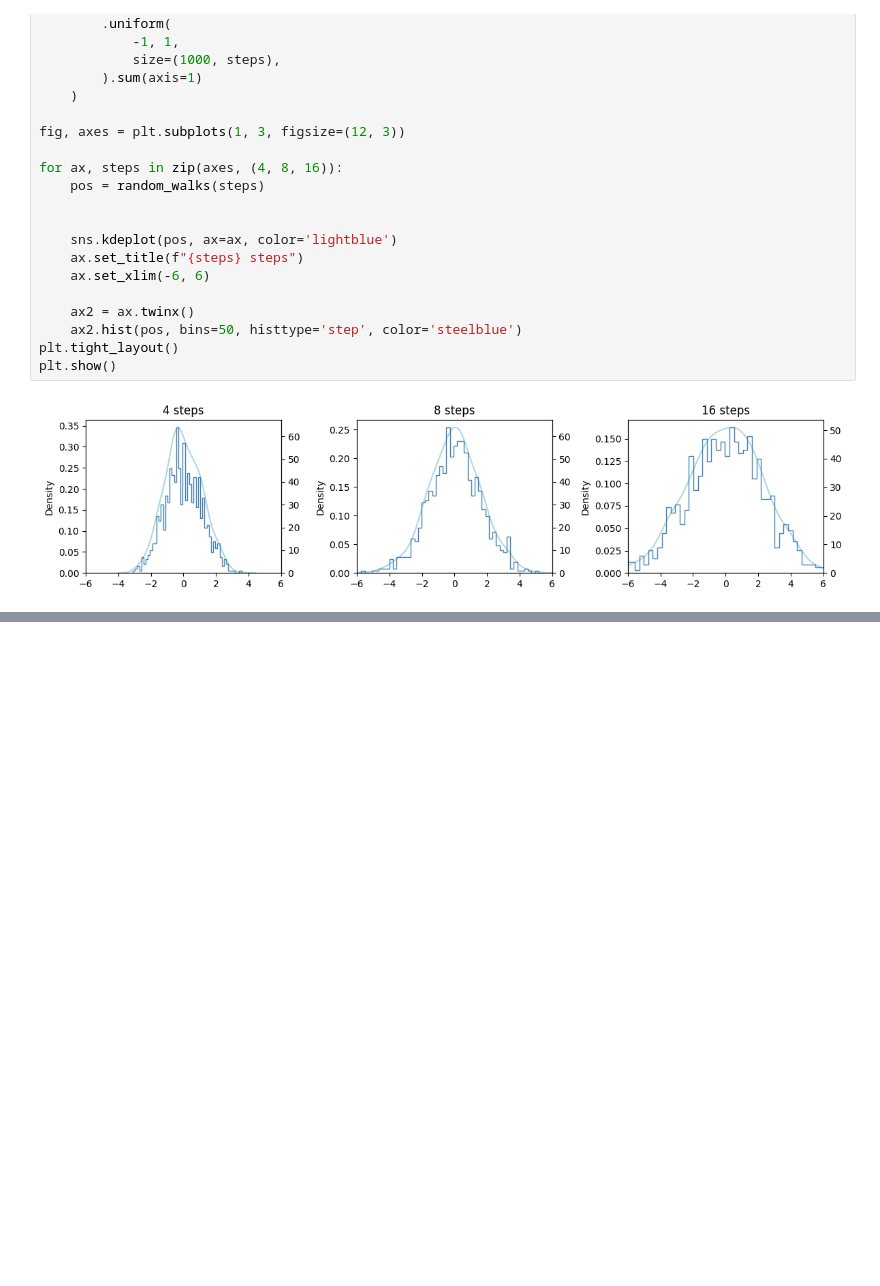
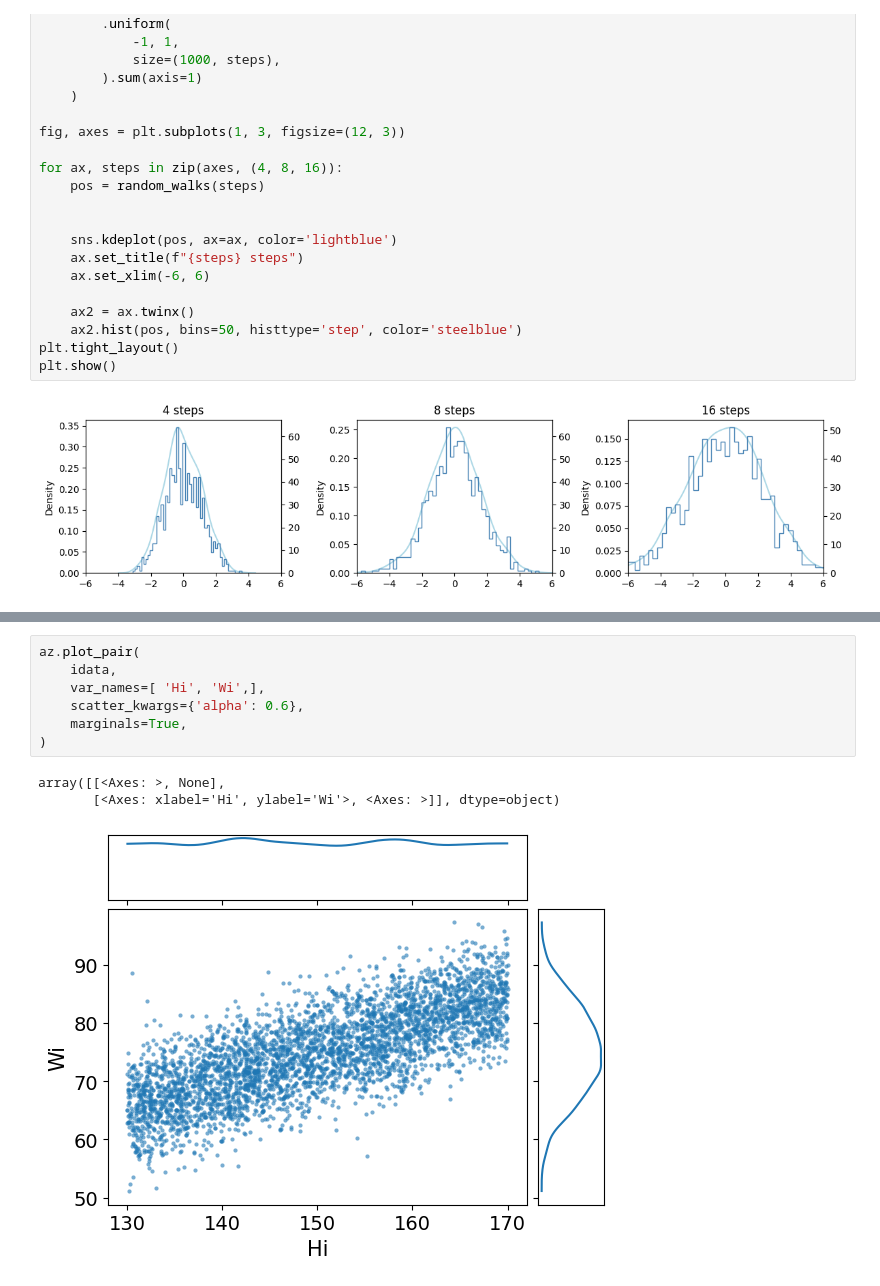
Before and after one commit to chrisdewa/christats, a Jupyter notebook: notebooks/rethinking/chatp4.ipynb, the cells around one changed output, grey strips where cells are left out. Saved outputs shown, nothing was run; the diff lists cells and outputs as text; blank space fills up the shorter version.

```diff
--- a/notebooks/rethinking/chatp4.ipynb
+++ b/notebooks/rethinking/chatp4.ipynb
@@ -66,0 +123,11 @@ plt.show()
+# %%
+az.plot_pair(
+    idata,
+    var_names=[ 'Hi', 'Wi',],
+    scatter_kwargs={'alpha': 0.6},
+    marginals=True,
+)
+# %% [output]
+array([[<Axes: >, None],
+       [<Axes: xlabel='Hi', ylabel='Wi'>, <Axes: >]], dtype=object)
+[figure, added]
```
Also changed, not shown: parts of 20 cells of this notebook, 1 other file.
